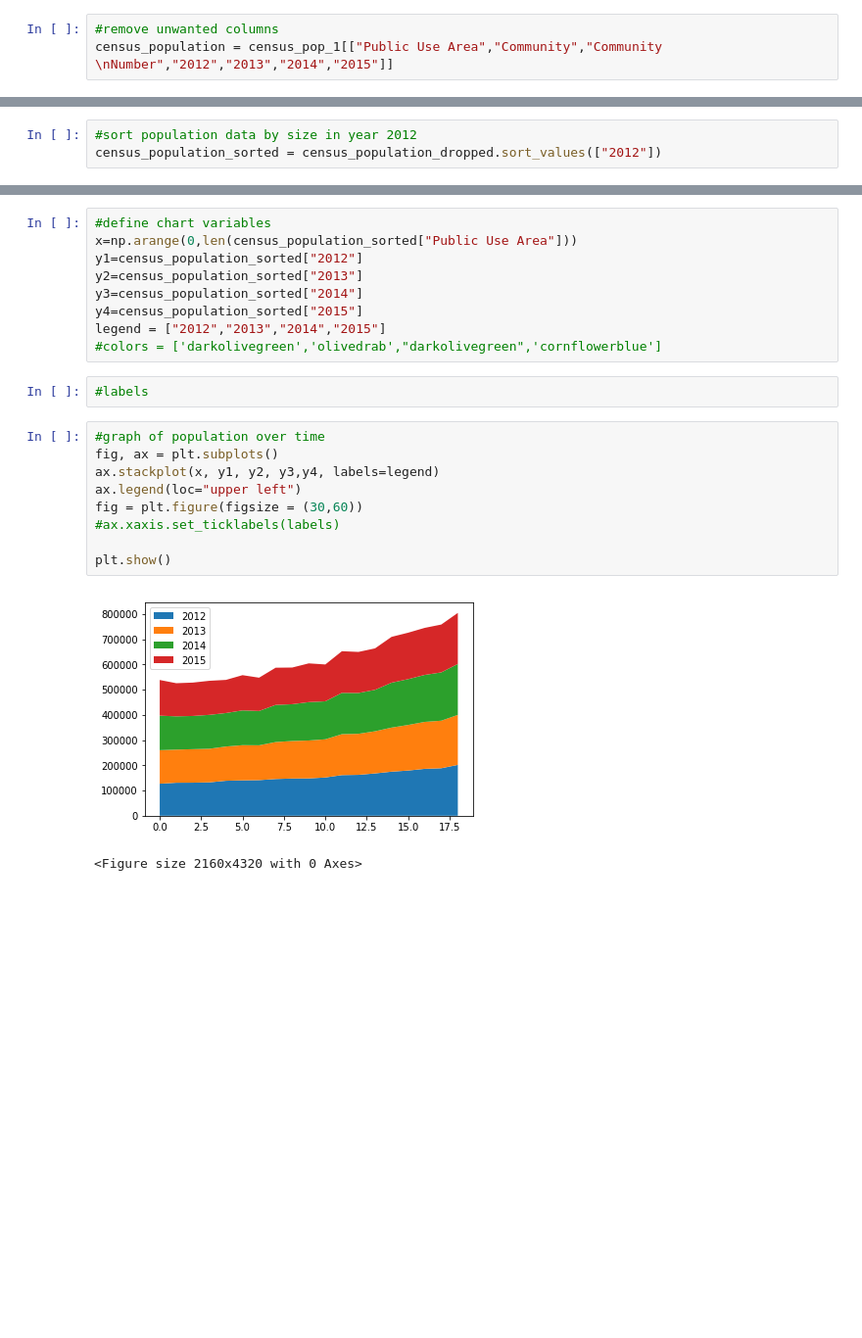
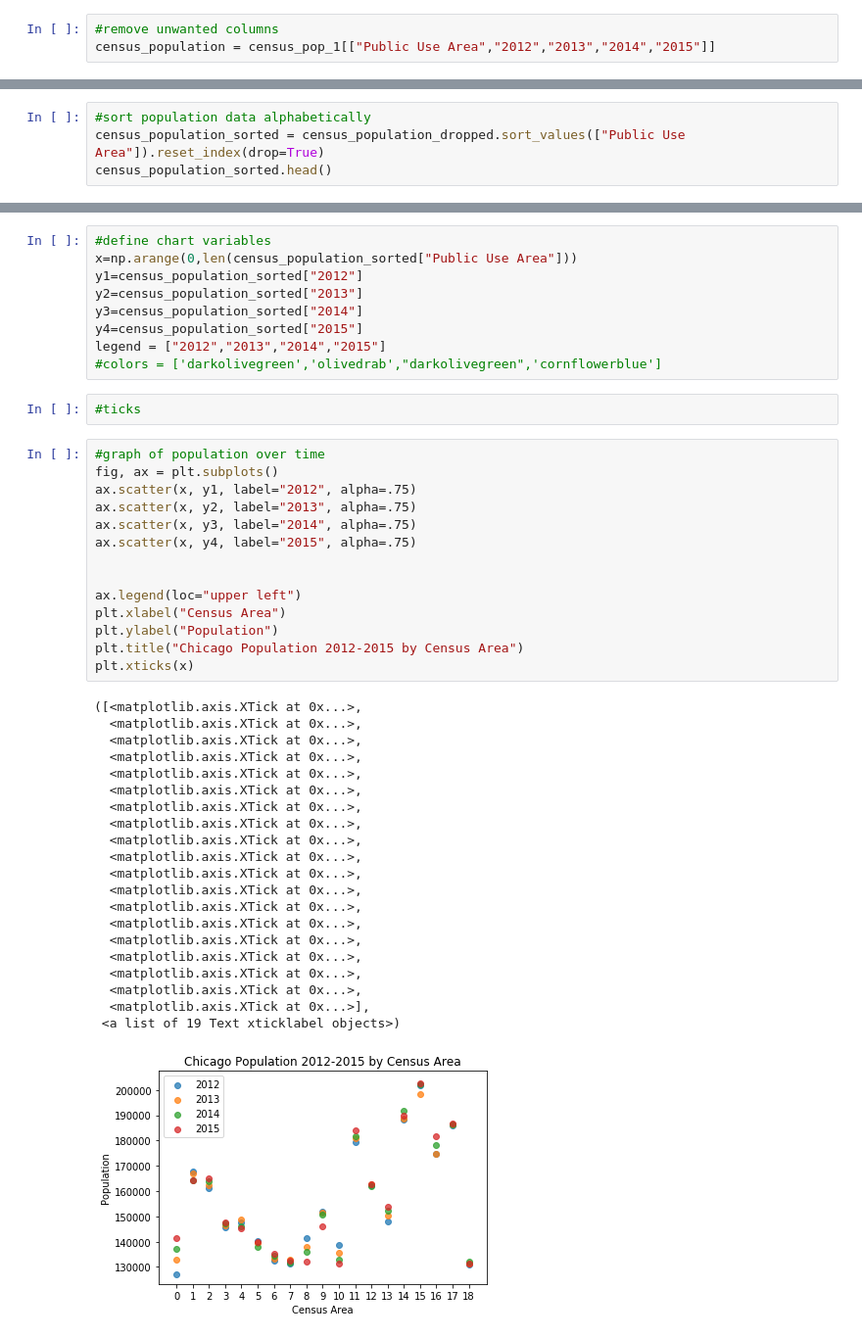
Before and after one commit to MariaSorensen/Colorama, a Jupyter notebook: location_to_population_graph.ipynb, the cells around one changed output, grey strips where cells are left out. Shown at 98% size. Saved outputs shown, nothing was run; the diff lists cells and outputs as text; blank space fills up the shorter version.

Commit message:
population final crime rate inital

```diff
--- a/location_to_population_graph.ipynb
+++ b/location_to_population_graph.ipynb
@@ -71,7 +71,7 @@ census_pop_1.head()
 | 4 | 4 | North Center | 5.0 | Chicago City (North)--West Ridge,... | Chicago City (North)--West Ridge,... | 145745.0 | 146506.0 | 147381.0 | 147595.0 |
 # %%
 #remove unwanted columns
-census_population = census_pop_1[["Public Use Area","Community","Community \nNumber","2012","2013","2014","2015"]]
+census_population = census_pop_1[["Public Use Area","2012","2013","2014","2015"]]
 # %%
 #check new dataframe
 census_population.head()
@@ -111,3 +111,4 @@ census_population_dropped.reset_index(drop=True)
 # %%
-#sort population data by size in year 2012
-census_population_sorted = census_population_dropped.sort_values(["2012"])
+#sort population data alphabetically
+census_population_sorted = census_population_dropped.sort_values(["Public Use Area"]).reset_index(drop=True)
+census_population_sorted.head()
@@ -121,16 +129,40 @@ y4=census_population_sorted["2015"]
 legend = ["2012","2013","2014","2015"]
 #colors = ['darkolivegreen','olivedrab',"darkolivegreen",'cornflowerblue']
 # %%
-#labels
+#ticks
 # %%
 #graph of population over time
 fig, ax = plt.subplots()
-ax.stackplot(x, y1, y2, y3,y4, labels=legend)
+ax.scatter(x, y1, label="2012", alpha=.75)
+ax.scatter(x, y2, label="2013", alpha=.75)
+ax.scatter(x, y3, label="2014", alpha=.75)
+ax.scatter(x, y4, label="2015", alpha=.75)
+
+
 ax.legend(loc="upper left")
-fig = plt.figure(figsize = (30,60))
-#ax.xaxis.set_ticklabels(labels)
-
-plt.show()
+plt.xlabel("Census Area")
+plt.ylabel("Population")
+plt.title("Chicago Population 2012-2015 by Census Area")
+plt.xticks(x)
 # %% [output]
+([<matplotlib.axis.XTick at 0x...>,
+  <matplotlib.axis.XTick at 0x...>,
+  <matplotlib.axis.XTick at 0x...>,
+  <matplotlib.axis.XTick at 0x...>,
+  <matplotlib.axis.XTick at 0x...>,
+  <matplotlib.axis.XTick at 0x...>,
+  <matplotlib.axis.XTick at 0x...>,
+  <matplotlib.axis.XTick at 0x...>,
+  <matplotlib.axis.XTick at 0x...>,
+  <matplotlib.axis.XTick at 0x...>,
+  <matplotlib.axis.XTick at 0x...>,
+  <matplotlib.axis.XTick at 0x...>,
+  <matplotlib.axis.XTick at 0x...>,
+  <matplotlib.axis.XTick at 0x...>,
+  <matplotlib.axis.XTick at 0x...>,
+  <matplotlib.axis.XTick at 0x...>,
+  <matplotlib.axis.XTick at 0x...>,
+  <matplotlib.axis.XTick at 0x...>,
+  <matplotlib.axis.XTick at 0x...>],
+ <a list of 19 Text xticklabel objects>)
-[figure, old version]
+[figure, new version]
-<Figure size 2160x4320 with 0 Axes>
```
Also changed, not shown: parts of 14 cells of this notebook, 1 other file.
